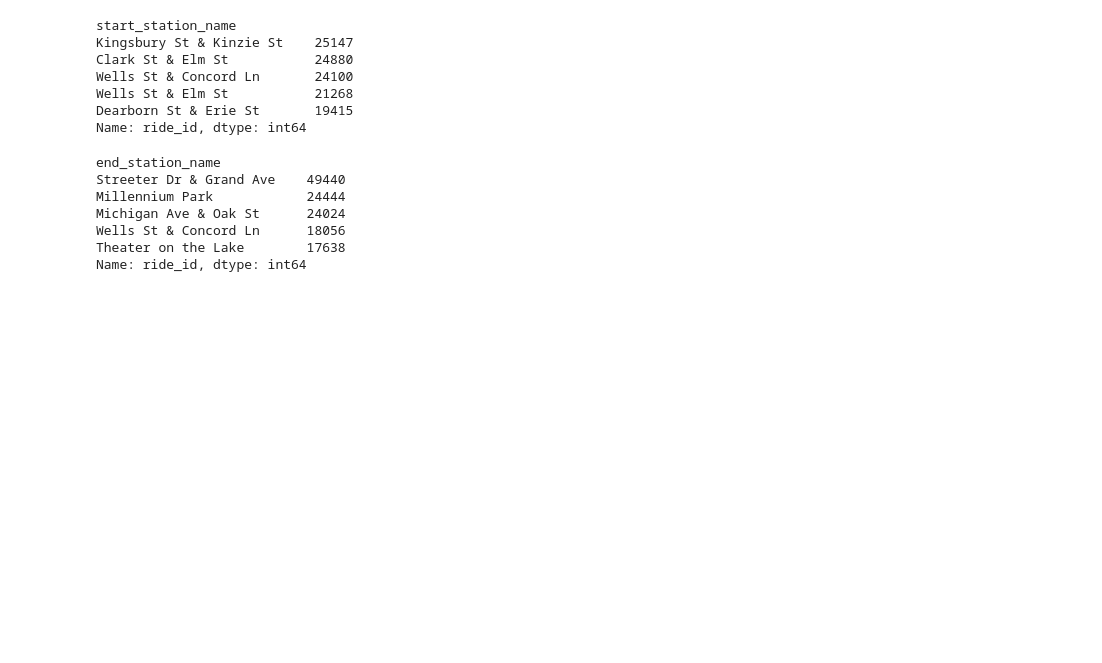
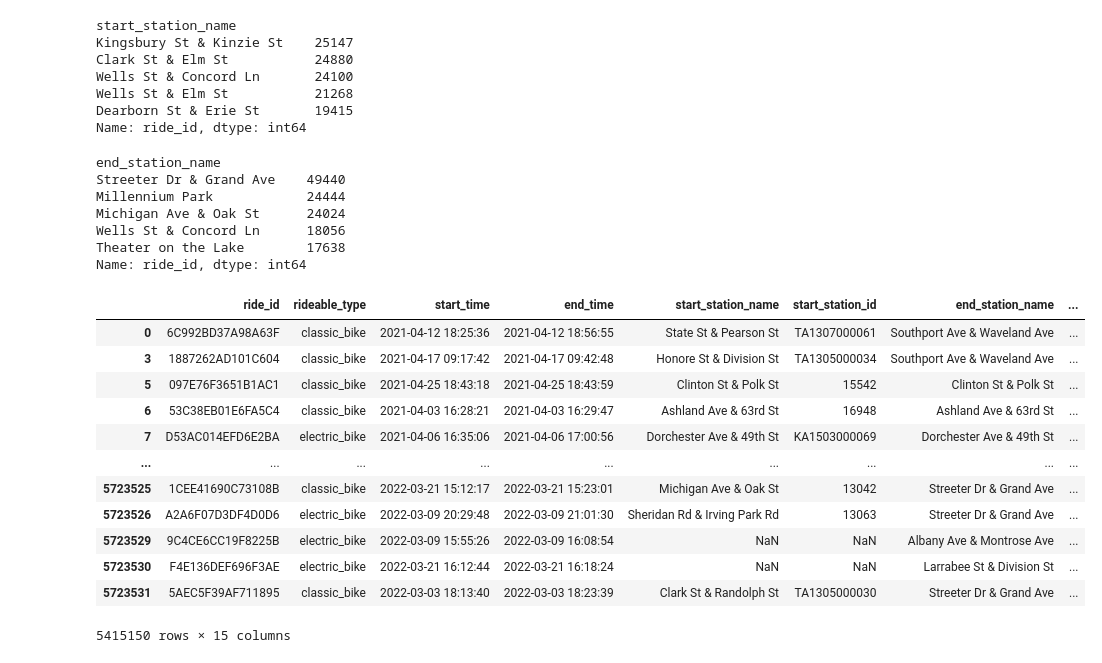
Before and after one commit to Coded123/Google_Data_Analytics_Capstone, a Jupyter notebook: cyclistic_bikeshare_project/cyclistic_bikeshare_analysis_ttm_2021_2022.ipynb, the cells around one changed output. Drawn from its saved outputs; the diff is of its cells as text; code cells hidden in the pictures; blank space fills up the shorter version.

```diff
--- a/cyclistic_bikeshare_project/cyclistic_bikeshare_analysis_ttm_2021_2022.ipynb
+++ b/cyclistic_bikeshare_project/cyclistic_bikeshare_analysis_ttm_2021_2022.ipynb
@@ -345,3 +345,19 @@ Michigan Ave & Oak St      24024
 Wells St & Concord Ln      18056
 Theater on the Lake        17638
 Name: ride_id, dtype: int64
+# %%
+bike_share
+# %% [output]
+|  | ride_id | rideable_type | start_time | end_time | start_station_name | start_station_id | end_station_name | ... |
+| 0 | 6C992BD37A98A63F | classic_bike | 2021-04-12 18:25:36 | 2021-04-12 18:56:55 | State St & Pearson St | TA1307000061 | Southport Ave & Waveland Ave | ... |
+| 3 | 1887262AD101C604 | classic_bike | 2021-04-17 09:17:42 | 2021-04-17 09:42:48 | Honore St & Division St | TA1305000034 | Southport Ave & Waveland Ave | ... |
+| 5 | 097E76F3651B1AC1 | classic_bike | 2021-04-25 18:43:18 | 2021-04-25 18:43:59 | Clinton St & Polk St | 15542 | Clinton St & Polk St | ... |
+| 6 | 53C38EB01E6FA5C4 | classic_bike | 2021-04-03 16:28:21 | 2021-04-03 16:29:47 | Ashland Ave & 63rd St | 16948 | Ashland Ave & 63rd St | ... |
+| 7 | D53AC014EFD6E2BA | electric_bike | 2021-04-06 16:35:06 | 2021-04-06 17:00:56 | Dorchester Ave & 49th St | KA1503000069 | Dorchester Ave & 49th St | ... |
+| ... | ... | ... | ... | ... | ... | ... | ... | ... |
+| 5723525 | 1CEE41690C73108B | classic_bike | 2022-03-21 15:12:17 | 2022-03-21 15:23:01 | Michigan Ave & Oak St | 13042 | Streeter Dr & Grand Ave | ... |
+| 5723526 | A2A6F07D3DF4D0D6 | electric_bike | 2022-03-09 20:29:48 | 2022-03-09 21:01:30 | Sheridan Rd & Irving Park Rd | 13063 | Streeter Dr & Grand Ave | ... |
+| 5723529 | 9C4CE6CC19F8225B | electric_bike | 2022-03-09 15:55:26 | 2022-03-09 16:08:54 | NaN | NaN | Albany Ave & Montrose Ave | ... |
+| 5723530 | F4E136DEF696F3AE | electric_bike | 2022-03-21 16:12:44 | 2022-03-21 16:18:24 | NaN | NaN | Larrabee St & Division St | ... |
+| 5723531 | 5AEC5F39AF711895 | classic_bike | 2022-03-03 18:13:40 | 2022-03-03 18:23:39 | Clark St & Randolph St | TA1305000030 | Streeter Dr & Grand Ave | ... |
+5415150 rows × 15 columns
```
Also changed, not shown: parts of 1 cell of this notebook.
